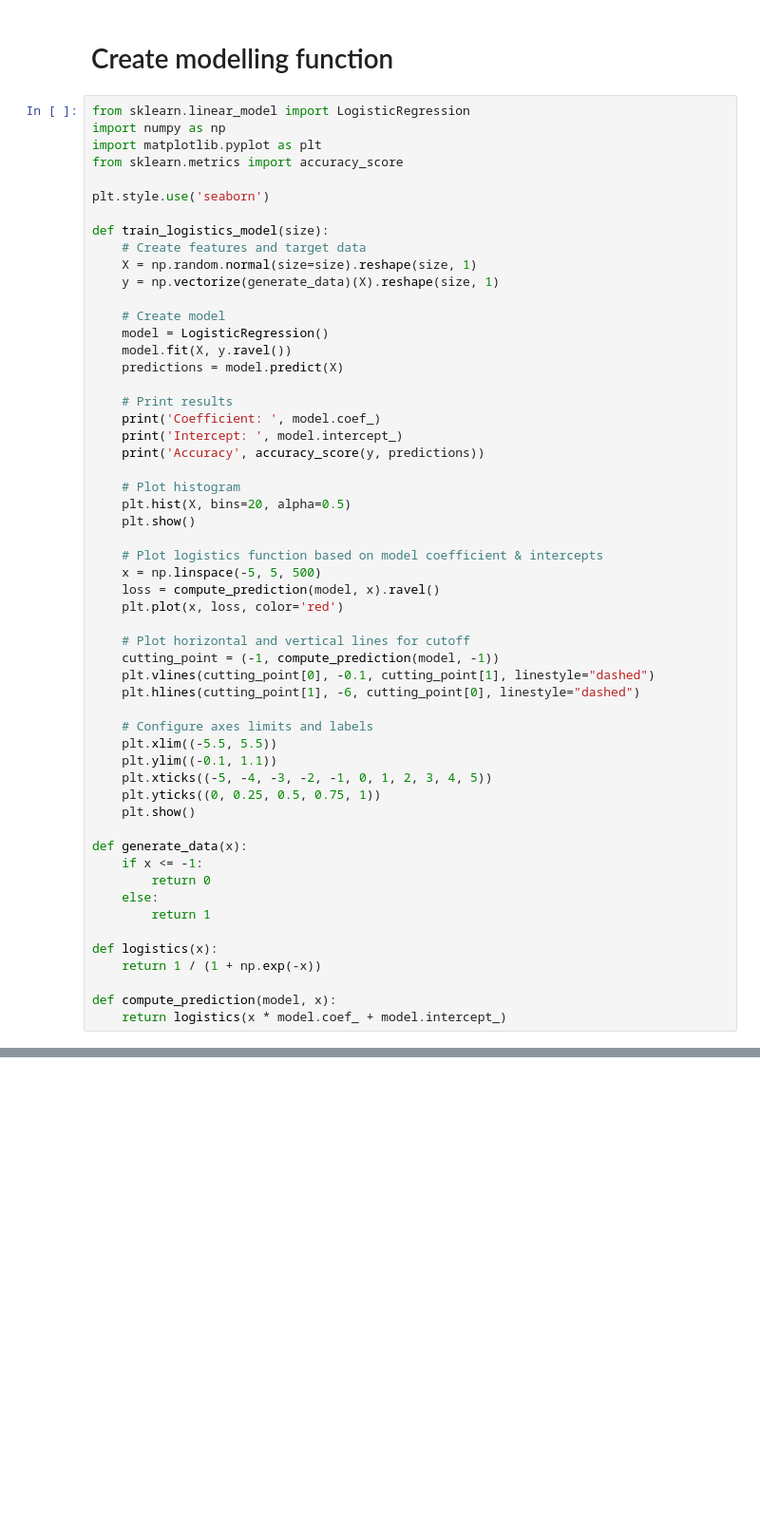
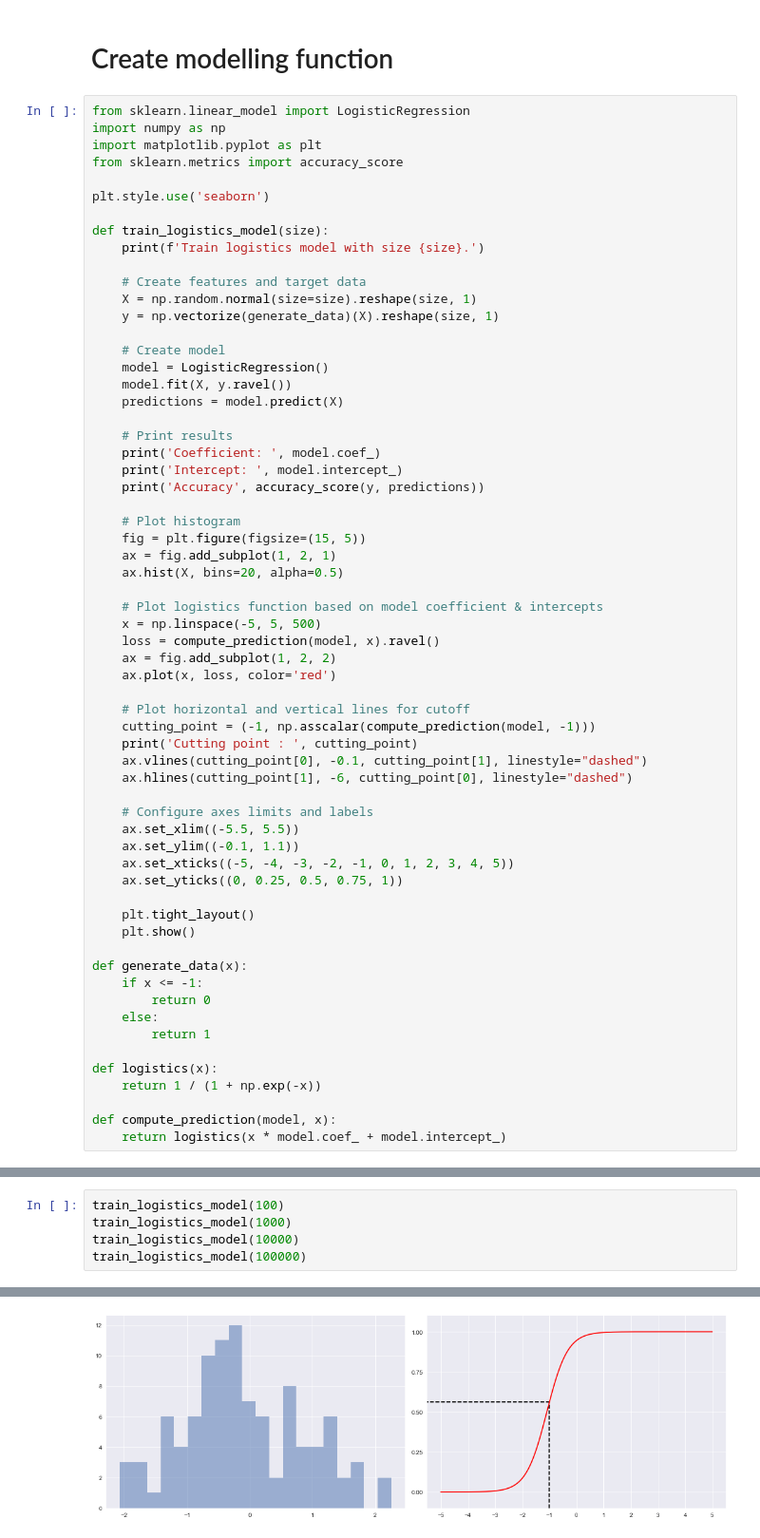
Before and after one commit to woo-chia-wei/udacity-machine-learning-engineer, a Jupyter notebook: 00_exercises/14_logistics_regression.ipynb, the cells around one changed output, grey strips where cells are left out. Shown: that part at 95% size. Saved outputs shown, nothing was run; the diff lists cells and outputs as text; blank space fills up the shorter version.

Commit message:
Use subplotting in 14_logistics_regression

```diff
--- a/00_exercises/14_logistics_regression.ipynb
+++ b/00_exercises/14_logistics_regression.ipynb
@@ -9,6 +9,8 @@ from sklearn.metrics import accuracy_score
 plt.style.use('seaborn')
 
 def train_logistics_model(size):
+    print(f'Train logistics model with size {size}.')
+
     # Create features and target data
     X = np.random.normal(size=size).reshape(size, 1)
     y = np.vectorize(generate_data)(X).reshape(size, 1)
@@ -24,24 +26,29 @@ def train_logistics_model(size):
     print('Accuracy', accuracy_score(y, predictions))
 
     # Plot histogram
-    plt.hist(X, bins=20, alpha=0.5)
-    plt.show()
+    fig = plt.figure(figsize=(15, 5))
+    ax = fig.add_subplot(1, 2, 1)
+    ax.hist(X, bins=20, alpha=0.5)
 
     # Plot logistics function based on model coefficient & intercepts
     x = np.linspace(-5, 5, 500)
     loss = compute_prediction(model, x).ravel()
-    plt.plot(x, loss, color='red')
+    ax = fig.add_subplot(1, 2, 2)
+    ax.plot(x, loss, color='red')
 
     # Plot horizontal and vertical lines for cutoff
-    cutting_point = (-1, compute_prediction(model, -1))
-    plt.vlines(cutting_point[0], -0.1, cutting_point[1], linestyle="dashed")
-    plt.hlines(cutting_point[1], -6, cutting_point[0], linestyle="dashed")
+    cutting_point = (-1, np.asscalar(compute_prediction(model, -1)))
+    print('Cutting point : ', cutting_point)
+    ax.vlines(cutting_point[0], -0.1, cutting_point[1], linestyle="dashed")
+    ax.hlines(cutting_point[1], -6, cutting_point[0], linestyle="dashed")
 
     # Configure axes limits and labels
-    plt.xlim((-5.5, 5.5))
-    plt.ylim((-0.1, 1.1))
-    plt.xticks((-5, -4, -3, -2, -1, 0, 1, 2, 3, 4, 5))
-    plt.yticks((0, 0.25, 0.5, 0.75, 1))
+    ax.set_xlim((-5.5, 5.5))
+    ax.set_ylim((-0.1, 1.1))
+    ax.set_xticks((-5, -4, -3, -2, -1, 0, 1, 2, 3, 4, 5))
+    ax.set_yticks((0, 0.25, 0.5, 0.75, 1))
+
+    plt.tight_layout()
     plt.show()
 
 def generate_data(x):
@@ -87,0 +67,6 @@ Accuracy 0.99981
+# %%
+train_logistics_model(100)
+train_logistics_model(1000)
+train_logistics_model(10000)
+train_logistics_model(100000)
+# %% [output]
@@ -87,0 +78 @@ Accuracy 0.99981
+[figure, added]
```
Also changed, not shown: parts of 7 cells of this notebook.
